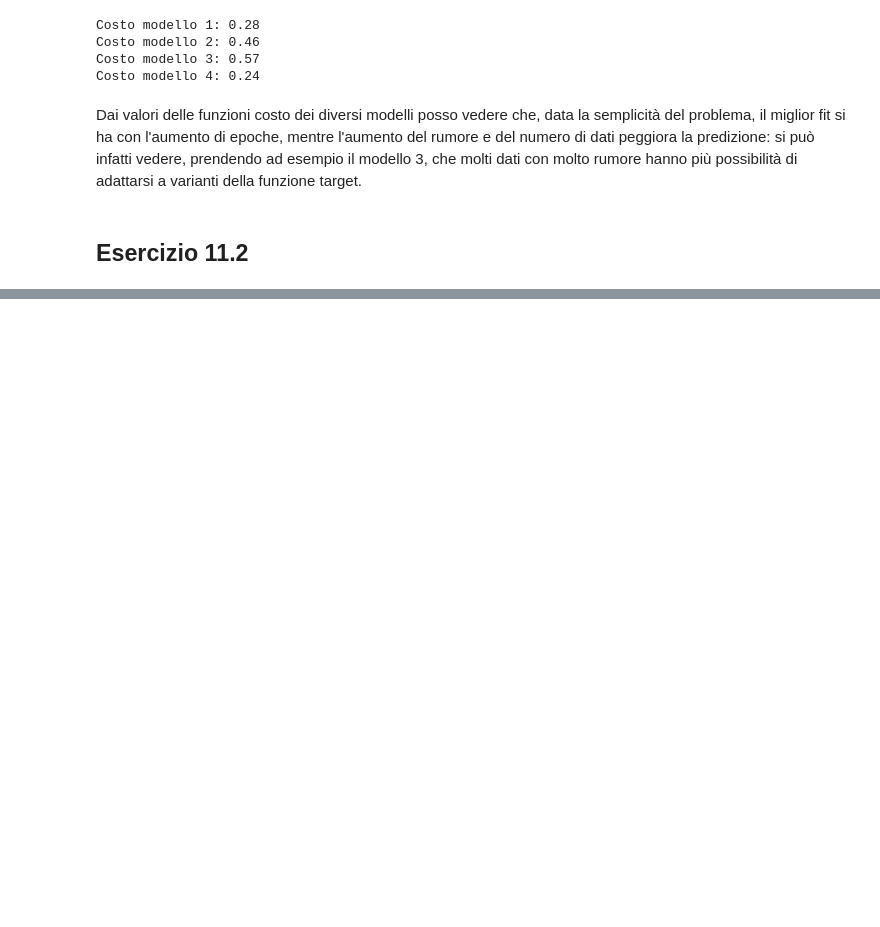
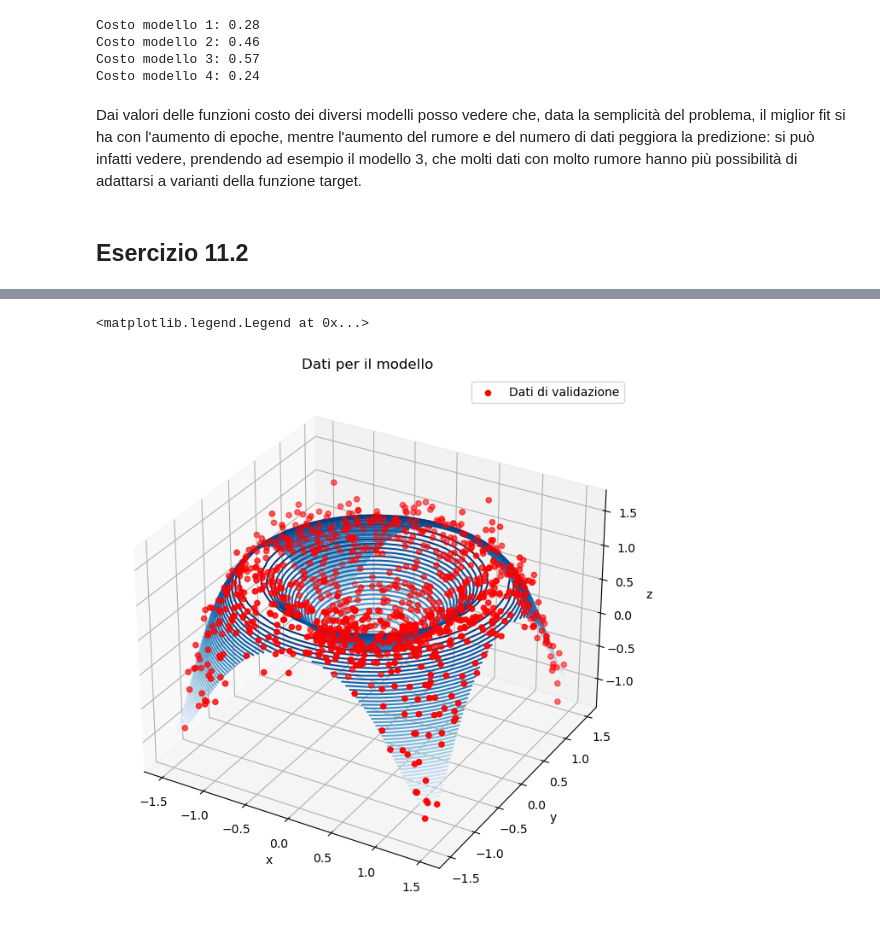
Before and after one commit to paolo-magnani/Esercizi_LSN, a Jupyter notebook: Es11/Esercitazione11.ipynb, the cells around one changed output, grey strips where cells are left out. Drawn from its saved outputs; the diff is of its cells as text; code cells hidden in the pictures; blank space fills up the shorter version.

```diff
--- a/Es11/Esercitazione11.ipynb
+++ b/Es11/Esercitazione11.ipynb
@@ -265,0 +364,36 @@ L'esercizio bla bla bla
+# %%
+from mpl_toolkits import mplot3d
+
+def F(x, y):
+    return np.sin(x**2+ y**2)
+
+np.random.seed(0)
+data_train = np.random.uniform(-1.5, 1.5, size=(10000, 2))
+data_valid = np.random.uniform(-1.5, 1.5, size=(1000, 2))
+#data_valid.sort()
+
+z_target = F(data_valid[:,0], data_valid[:,1])
+
+sigma = 0.2
+z_train = np.random.normal(F(data_train[:,0], data_train[:,1]), sigma)
+z_valid = np.random.normal(z_target, sigma)
+
+
+#PLOT
+fig = plt.figure(figsize=(8,8))
+ax = plt.axes(projection='3d')
+ax.set_title('Dati per il modello')
+
+x = np.linspace(-1.5, 1.5, 30)
+y = np.linspace(-1.5, 1.5, 30)
+X, Y = np.meshgrid(x, y)
+Z = F(X, Y)
+ax.contour3D(X, Y, Z, 50, cmap='Blues')
+ax.scatter(data_valid[:,0], data_valid[:,1],z_valid, color='r', label='Dati di validazione')
+ax.set_xlabel('x')
+ax.set_ylabel('y')
+ax.set_zlabel('z')
+ax.legend()
+# %% [output]
+<matplotlib.legend.Legend at 0x...>
+[figure, added]
```
Also changed, not shown: parts of 17 cells of this notebook.
